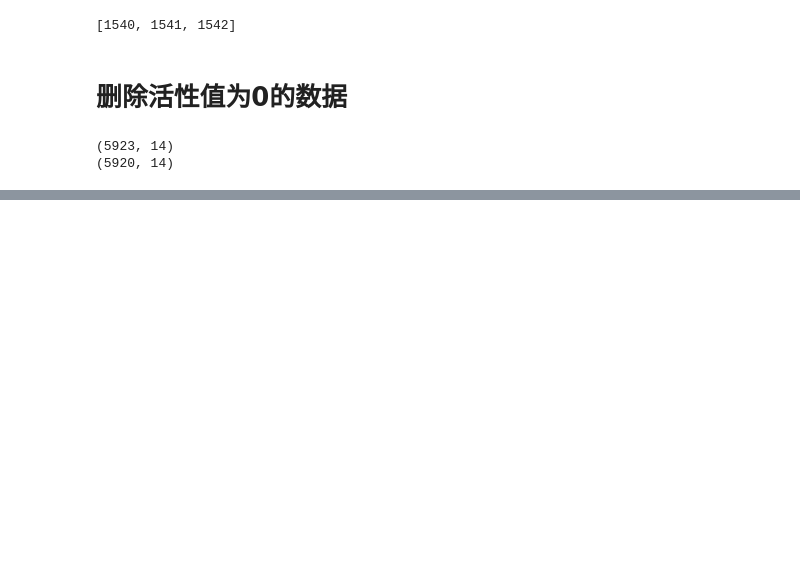
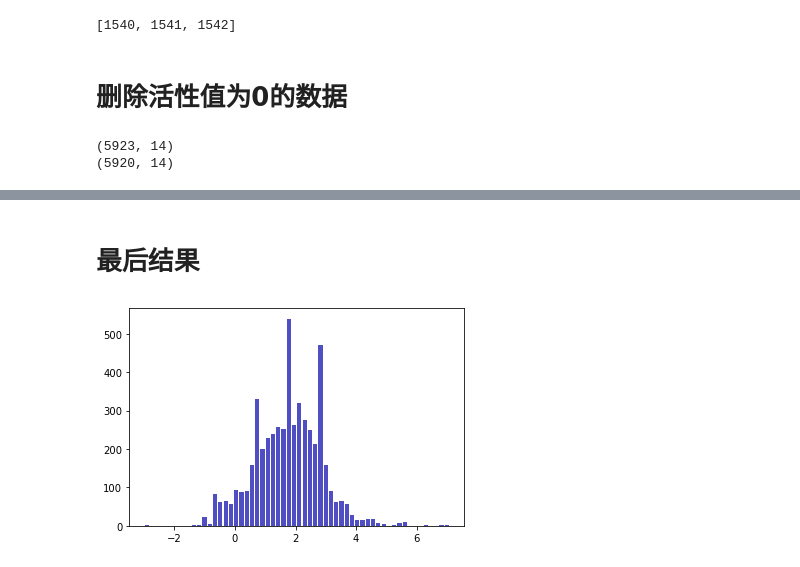
Before and after one commit to dreadlesss/utility, a Jupyter notebook: preprocessing.ipynb, the cells around one changed output, grey strips where cells are left out. Cells and saved outputs as stored; diff of their text form; code cells hidden in the pictures; blank space fills up the shorter version.

```diff
--- a/preprocessing.ipynb
+++ b/preprocessing.ipynb
@@ -195,0 +301,6 @@ Name: BindingDB MonomerID, dtype: int64
+# %% [markdown]
+# 最后结果
+# %%
+n, bins, patches = plt.hist(x=df['logA'], bins='auto', color='#0504aa', alpha=0.7, rwidth=0.8)
+# %% [output]
+[figure, added]
```
Also changed, not shown: parts of 32 cells of this notebook.
